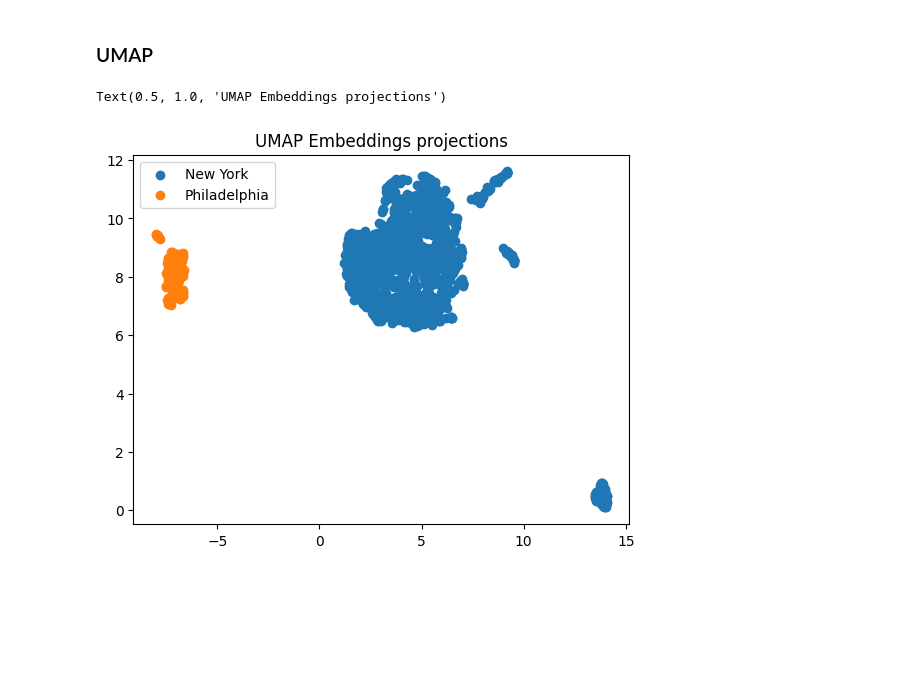
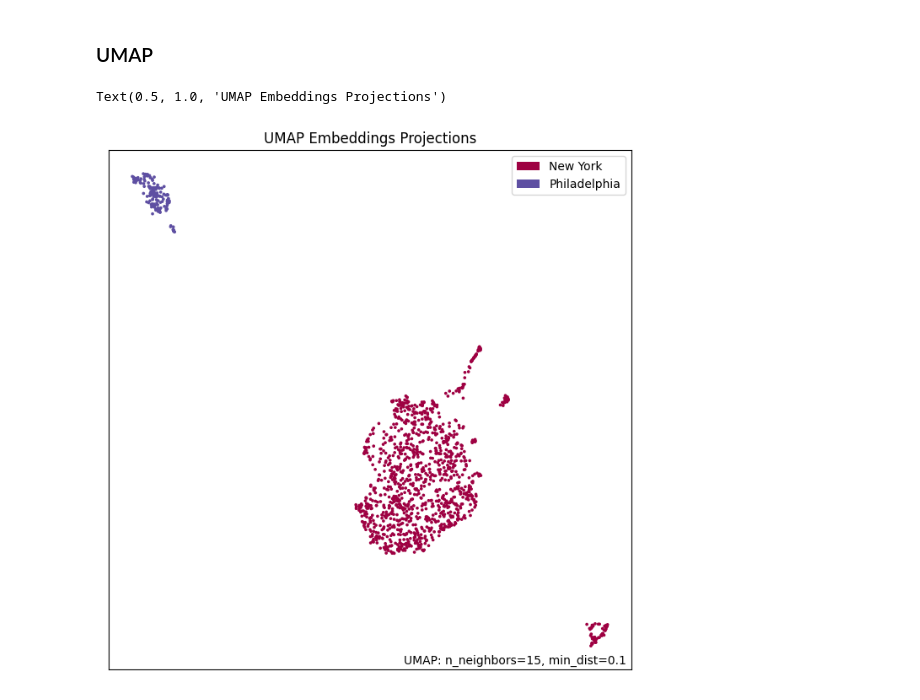
Before and after one commit to Semantics-of-Sustainability/ContextualLM, a Jupyter notebook: SemanticShift.ipynb, the cells around one changed output. Cells and saved outputs as stored; diff of their text form; code cells hidden in the pictures; blank space fills up the shorter version.

Commit message:
Use umap.plot() for UMAP visualization.

```diff
--- a/SemanticShift.ipynb
+++ b/SemanticShift.ipynb
@@ -498,13 +569,14 @@ Text(0.5, 1.0, 'PCA Embeddings projections')
 ### UMAP
 # %%
 import umap
-
-X_umap = umap.UMAP().fit_transform(all_embeddings)
+# TODO: make plot interactive with context as text
+mapper = umap.UMAP().fit(all_embeddings)
-# %%
-plt.scatter(X_umap[:len(embeddings1),0], X_umap[:len(embeddings1),1], label=TERM1)
-plt.scatter(X_umap[len(embeddings1):,0], X_umap[len(embeddings1):,1], label=TERM2)
-plt.legend()
-plt.title("UMAP Embeddings projections")
-# %% [output]
-Text(0.5, 1.0, 'UMAP Embeddings projections')
-[figure, removed]
+# %%
+import umap.plot
+
+labels = np.array(len(embeddings1) * [TERM1] + len(embeddings2) * [TERM2])
+ax = umap.plot.points(mapper, labels = labels)
+ax.set_title("UMAP Embeddings Projections")
+# %% [output]
+Text(0.5, 1.0, 'UMAP Embeddings Projections')
+[figure, added]
```
Also changed, not shown: parts of 4 cells of this notebook.
